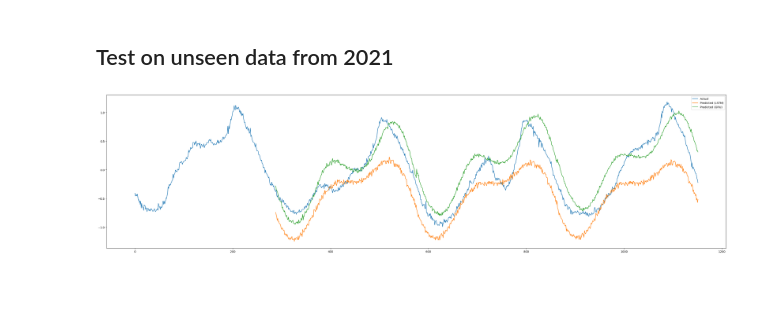
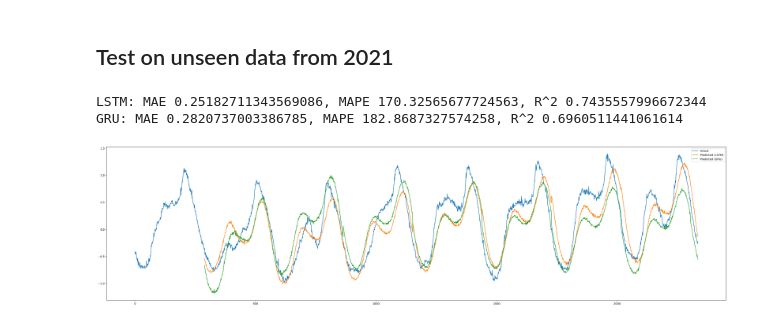
Before and after one commit to Acmaro/NY-electricity-lload-prediction, a Jupyter notebook: RNN/notebook.ipynb, the cells around one changed output. Drawn from its saved outputs; the diff is of its cells as text; code cells hidden in the pictures; blank space fills up the shorter version.

```diff
--- a/RNN/notebook.ipynb
+++ b/RNN/notebook.ipynb
@@ -192,6 +192,37 @@ from torch.amp import GradScaler, autocast
 scaler = GradScaler()
 # %%
 import matplotlib.pyplot as plt
+
+def evaluate_metrics(real_values, predictions):
+    '''
+    Calculate evaluation metrics: MAE, MAPE, and R-squared.
+
+    Parameters
+    ----------
+
+    real_values (array-like): The actual values.
+    predictions (array-like): The predicted values.
+
+    Returns
+    -------
+    mae, mape, r_squared
+    '''
+
+    real_values = np.array(real_values)
+    predictions = np.array(predictions)
+
+    # Mean Absolute Error (MAE)
+    mae = np.mean(np.abs(real_values - predictions))
+
+    # Mean Absolute Percentage Error (MAPE)
+    mape = np.mean(np.abs((real_values - predictions) / real_values)) * 100
+
+    # R-squared
+    ss_res = np.sum((real_values - predictions) ** 2)
+    ss_tot = np.sum((real_values - np.mean(real_values)) ** 2)
+    r_squared = 1 - (ss_res / ss_tot)
+
+    return mae, mape, r_squared
 
 def model_evaluation(model, criterion, data_loader, device='cpu'):
 
@@ -476,22 +507,29 @@ plt.show()
 # %%
 initial_np = df.iloc[-288:].to_numpy(dtype=np.float32)
 initial_tensor = torch.tensor(initial_np, dtype=torch.float32)
-future_np = df_2021.iloc[:288*3].to_numpy(dtype=np.float32)
+future_np = df_2021.iloc[:2048].to_numpy(dtype=np.float32)
 future_tensor = torch.tensor(future_np, dtype=torch.float32)
 
 predictions_lstm = make_predictions(lstm_model, initial_tensor, future_tensor, pred_len=288, device='cuda')
 predictions_gru = make_predictions(gru_model, initial_tensor, future_tensor, pred_len=288, device='cuda')
 # %%
 initial = df.iloc[-288:]['load'].values
-future = df_2021.iloc[:3*288]['load'].values
+future = df_2021.iloc[:2048]['load'].values
 actual = np.concatenate([initial, future])
+
+lstm_scores = evaluate_metrics(future, predictions_lstm)
+print(f'LSTM: MAE {lstm_scores[0]}, MAPE {lstm_scores[1]}, R^2 {lstm_scores[2]}')
+gru_scores = evaluate_metrics(future, predictions_gru)
+print(f'GRU: MAE {gru_scores[0]}, MAPE {gru_scores[1]}, R^2 {gru_scores[2]}')
 
 plt.figure(figsize=(40, 10))
 plt.plot(actual, label='Actual')
 # shift the predictions to align with the actual data
 plt.plot([None]*288 + predictions_lstm, label='Predicted (LSTM)')
 plt.plot([None]*288 + predictions_gru, label='Predicted (GRU)')
 plt.legend()
 plt.show()
 # %% [output]
+LSTM: MAE 0.25182711343569086, MAPE 170.32565677724563, R^2 0.7435557996672344
+GRU: MAE 0.2820737003386785, MAPE 182.8687327574258, R^2 0.6960511441061614
-[figure, old version]
+[figure, new version]
```
Also changed, not shown: parts of 3 cells of this notebook, 2 other files.
